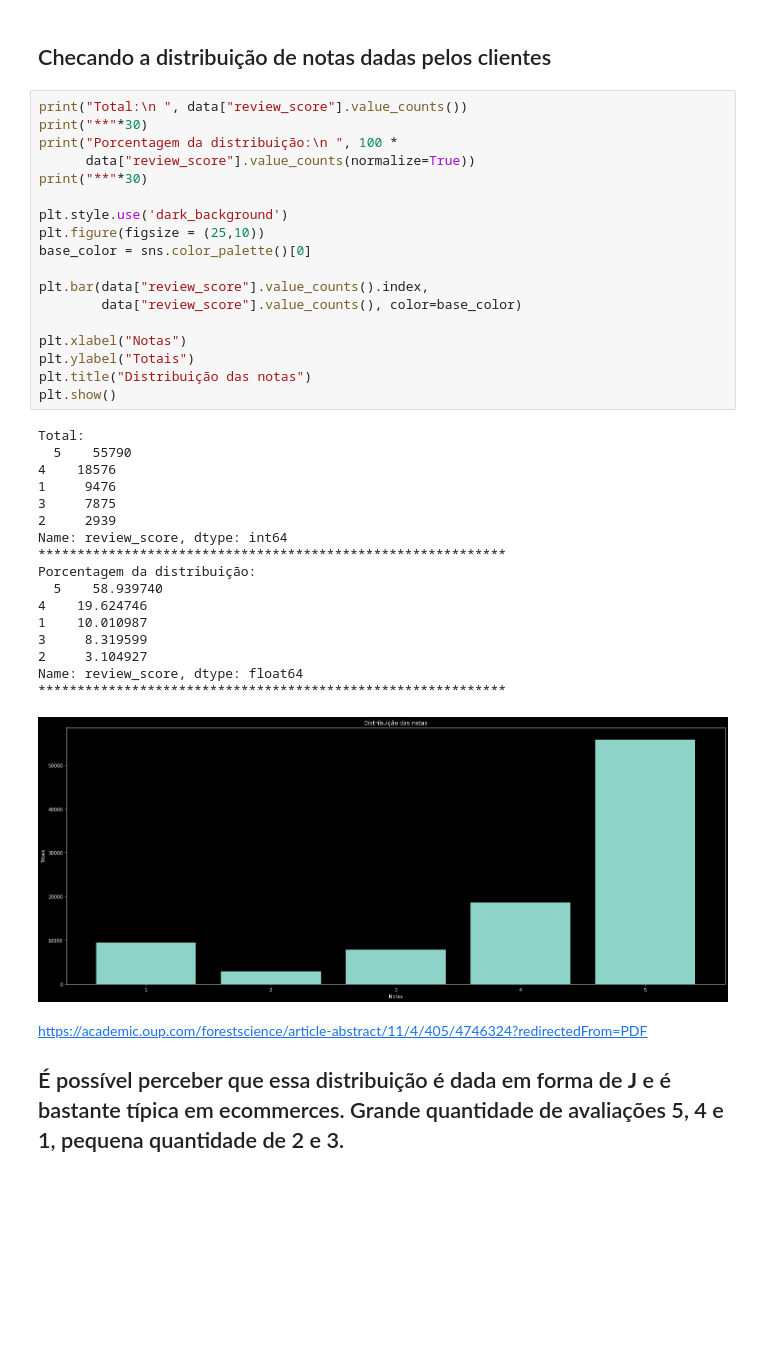
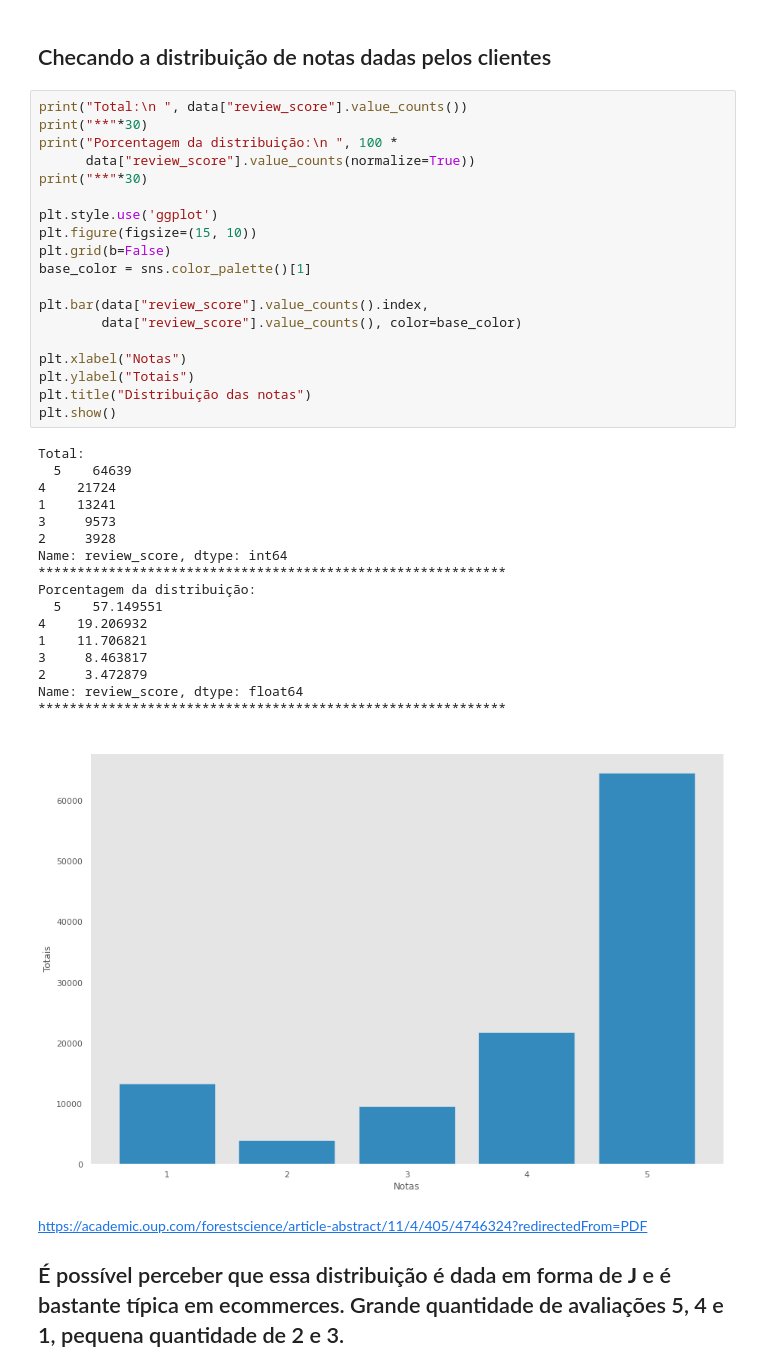
Before and after one commit to carlossrb/py-projects, a Jupyter notebook: src/ecommerces/ecommerces.ipynb, the cells around one changed output. Drawn from its saved outputs; the diff is of its cells as text; blank space fills up the shorter version.

```diff
--- a/src/ecommerces/ecommerces.ipynb
+++ b/src/ecommerces/ecommerces.ipynb
@@ -46,39 +46,40 @@ memory usage: 27.4+ MB
 # %%
 print("Total:\n ", data["review_score"].value_counts())
 print("**"*30)
 print("Porcentagem da distribuição:\n ", 100 *
       data["review_score"].value_counts(normalize=True))
 print("**"*30)
 
-plt.style.use('dark_background')
-plt.figure(figsize = (25,10))
-base_color = sns.color_palette()[0]
+plt.style.use('ggplot')
+plt.figure(figsize=(15, 10))
+plt.grid(b=False)
+base_color = sns.color_palette()[1]
 
 plt.bar(data["review_score"].value_counts().index,
         data["review_score"].value_counts(), color=base_color)
 
 plt.xlabel("Notas")
 plt.ylabel("Totais")
 plt.title("Distribuição das notas")
 plt.show()
 # %% [output]
 Total:
-  5    55790
-4    18576
-1     9476
-3     7875
-2     2939
+  5    64639
+4    21724
+1    13241
+3     9573
+2     3928
 Name: review_score, dtype: int64
 ************************************************************
 Porcentagem da distribuição:
-  5    58.939740
-4    19.624746
-1    10.010987
-3     8.319599
-2     3.104927
+  5    57.149551
+4    19.206932
+1    11.706821
+3     8.463817
+2     3.472879
 Name: review_score, dtype: float64
 ************************************************************
-[figure, old version]
+[figure, new version]
 # %% [markdown]
 https://academic.oup.com/forestscience/article-abstract/11/4/405/4746324?redirectedFrom=PDF
 
```
Also changed, not shown: parts of 37 cells of this notebook, 1 other file.
